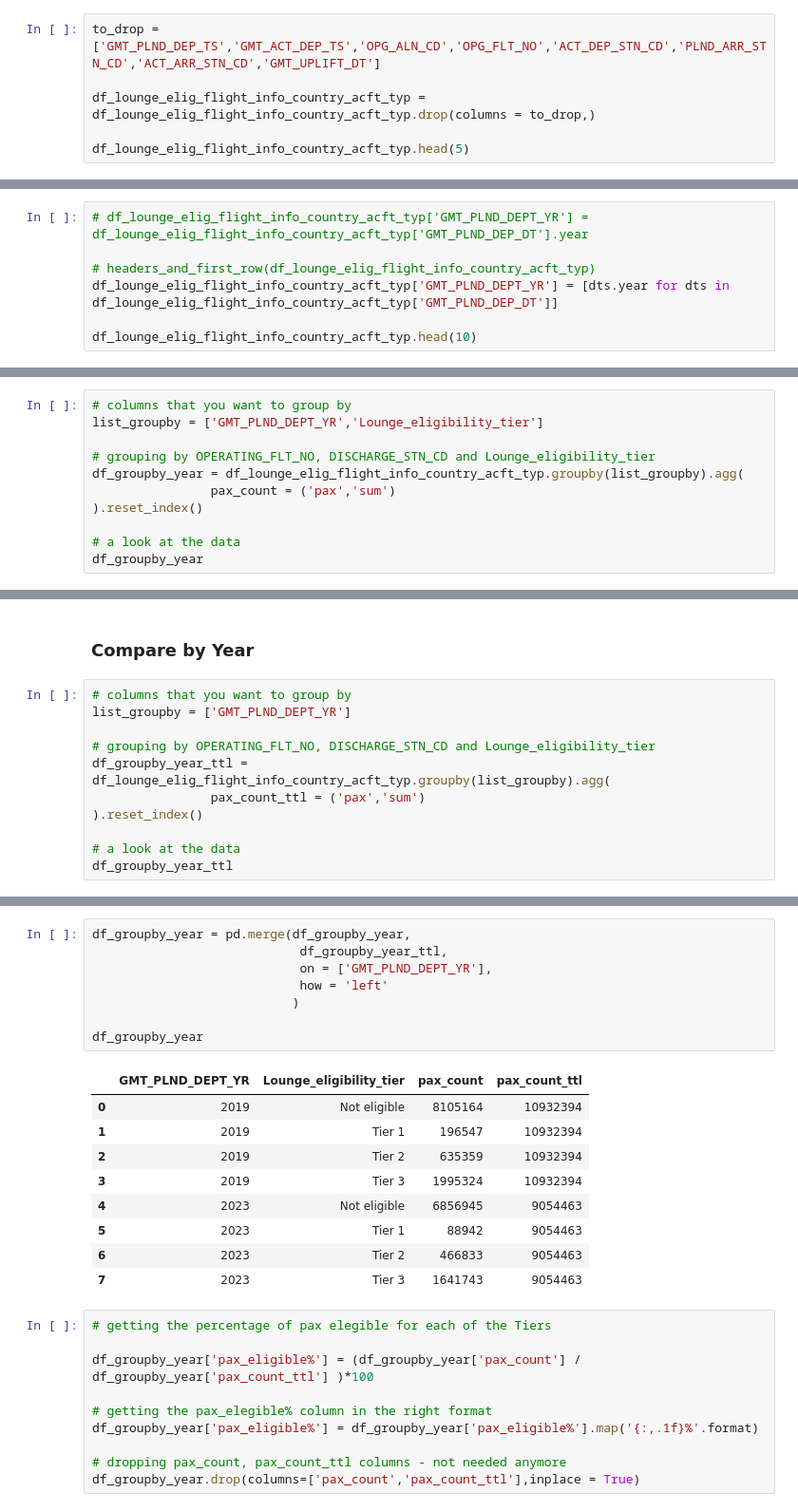
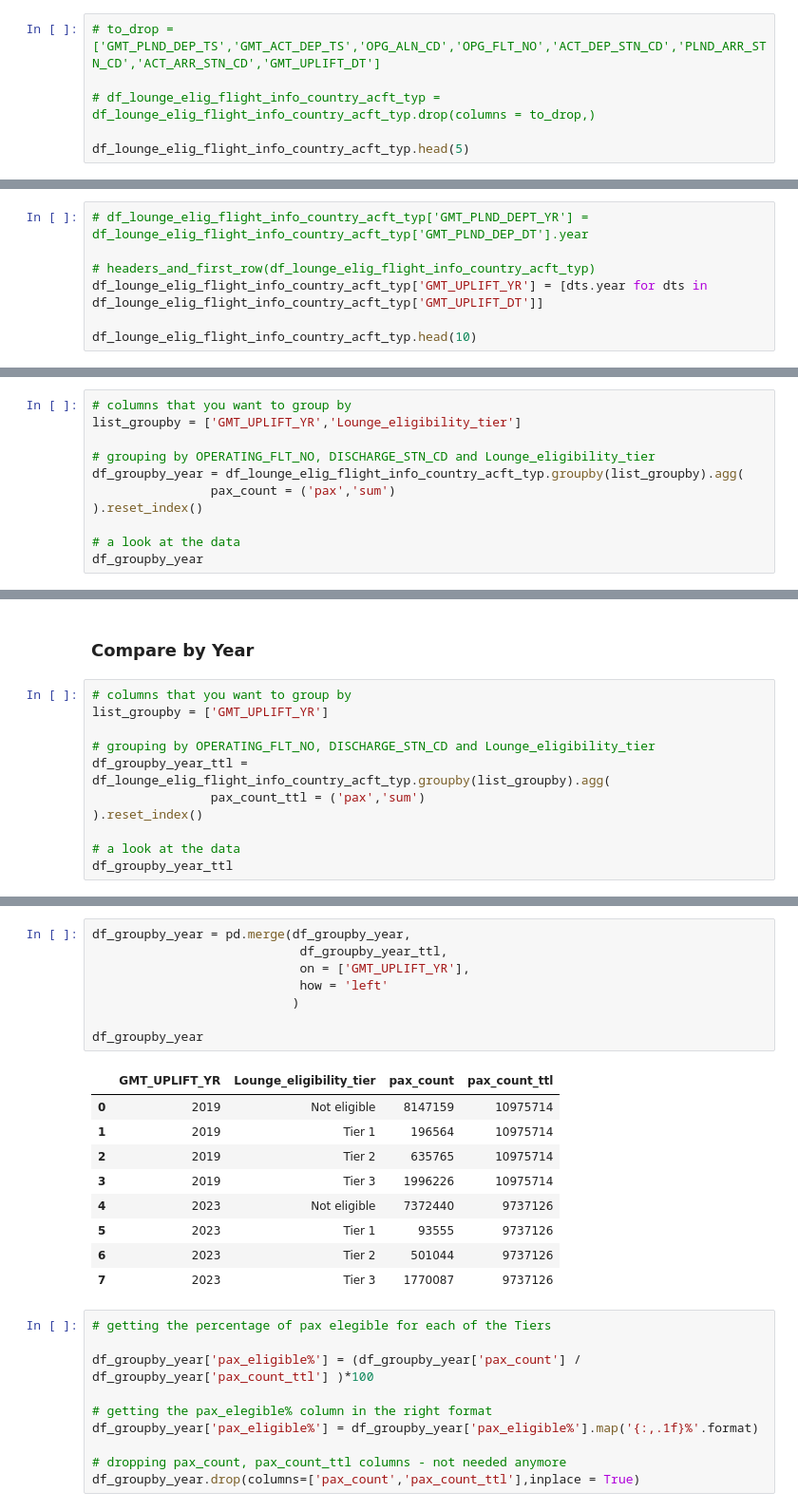
Before and after one commit to IanMaHKG-BA/Hackathon_Team_1, a Jupyter notebook: lounges_gold_standard_Ian.ipynb, the cells around one changed output, grey strips where cells are left out. Shown at 95% size. Cells and saved outputs as stored; diff of their text form.

```diff
--- a/lounges_gold_standard_Ian.ipynb
+++ b/lounges_gold_standard_Ian.ipynb
@@ -517,7 +434,7 @@ headers_and_first_row(df_lounge_elig_flight_info_country_acft_typ)
 # %%
-to_drop = ['GMT_PLND_DEP_TS','GMT_ACT_DEP_TS','OPG_ALN_CD','OPG_FLT_NO','ACT_DEP_STN_CD','PLND_ARR_STN_CD','ACT_ARR_STN_CD','GMT_UPLIFT_DT']
+# to_drop = ['GMT_PLND_DEP_TS','GMT_ACT_DEP_TS','OPG_ALN_CD','OPG_FLT_NO','ACT_DEP_STN_CD','PLND_ARR_STN_CD','ACT_ARR_STN_CD','GMT_UPLIFT_DT']
 
-df_lounge_elig_flight_info_country_acft_typ = df_lounge_elig_flight_info_country_acft_typ.drop(columns = to_drop,)
+# df_lounge_elig_flight_info_country_acft_typ = df_lounge_elig_flight_info_country_acft_typ.drop(columns = to_drop,)
 
 df_lounge_elig_flight_info_country_acft_typ.head(5)
 # %% [output]
@@ -820,7 +733,7 @@ headers_and_first_row(df_lounge_elig_flight_info_country_acft_typ)
 # df_lounge_elig_flight_info_country_acft_typ['GMT_PLND_DEPT_YR'] = df_lounge_elig_flight_info_country_acft_typ['GMT_PLND_DEP_DT'].year
 
 # headers_and_first_row(df_lounge_elig_flight_info_country_acft_typ)
-df_lounge_elig_flight_info_country_acft_typ['GMT_PLND_DEPT_YR'] = [dts.year for dts in df_lounge_elig_flight_info_country_acft_typ['GMT_PLND_DEP_DT']]
+df_lounge_elig_flight_info_country_acft_typ['GMT_UPLIFT_YR'] = [dts.year for dts in df_lounge_elig_flight_info_country_acft_typ['GMT_UPLIFT_DT']]
 
 df_lounge_elig_flight_info_country_acft_typ.head(10)
 # %% [output]
@@ -838,6 +751,6 @@ df_lounge_elig_flight_info_country_acft_typ.head(10)
 # %%
 # columns that you want to group by
-list_groupby = ['GMT_PLND_DEPT_YR','Lounge_eligibility_tier']
+list_groupby = ['GMT_UPLIFT_YR','Lounge_eligibility_tier']
 
 # grouping by OPERATING_FLT_NO, DISCHARGE_STN_CD and Lounge_eligibility_tier
 df_groupby_year = df_lounge_elig_flight_info_country_acft_typ.groupby(list_groupby).agg(
@@ -860,7 +808,7 @@ df_groupby_year
 ### Compare by Year
 # %%
 # columns that you want to group by
-list_groupby = ['GMT_PLND_DEPT_YR']
+list_groupby = ['GMT_UPLIFT_YR']
 
 # grouping by OPERATING_FLT_NO, DISCHARGE_STN_CD and Lounge_eligibility_tier
 df_groupby_year_ttl = df_lounge_elig_flight_info_country_acft_typ.groupby(list_groupby).agg(
@@ -876,21 +824,21 @@ df_groupby_year_ttl
 # %%
 df_groupby_year = pd.merge(df_groupby_year,
                             df_groupby_year_ttl,
-                            on = ['GMT_PLND_DEPT_YR'],
+                            on = ['GMT_UPLIFT_YR'],
                             how = 'left'
                            )
 
 df_groupby_year
 # %% [output]
-|  | GMT_PLND_DEPT_YR | Lounge_eligibility_tier | pax_count | pax_count_ttl |
-| 0 | 2019 | Not eligible | 8105164 | 10932394 |
-| 1 | 2019 | Tier 1 | 196547 | 10932394 |
-| 2 | 2019 | Tier 2 | 635359 | 10932394 |
-| 3 | 2019 | Tier 3 | 1995324 | 10932394 |
-| 4 | 2023 | Not eligible | 6856945 | 9054463 |
-| 5 | 2023 | Tier 1 | 88942 | 9054463 |
-| 6 | 2023 | Tier 2 | 466833 | 9054463 |
-| 7 | 2023 | Tier 3 | 1641743 | 9054463 |
+|  | GMT_UPLIFT_YR | Lounge_eligibility_tier | pax_count | pax_count_ttl |
+| 0 | 2019 | Not eligible | 8147159 | 10975714 |
+| 1 | 2019 | Tier 1 | 196564 | 10975714 |
+| 2 | 2019 | Tier 2 | 635765 | 10975714 |
+| 3 | 2019 | Tier 3 | 1996226 | 10975714 |
+| 4 | 2023 | Not eligible | 7372440 | 9737126 |
+| 5 | 2023 | Tier 1 | 93555 | 9737126 |
+| 6 | 2023 | Tier 2 | 501044 | 9737126 |
+| 7 | 2023 | Tier 3 | 1770087 | 9737126 |
 # %%
 # getting the percentage of pax elegible for each of the Tiers
 
```
Also changed, not shown: parts of 49 cells of this notebook.
